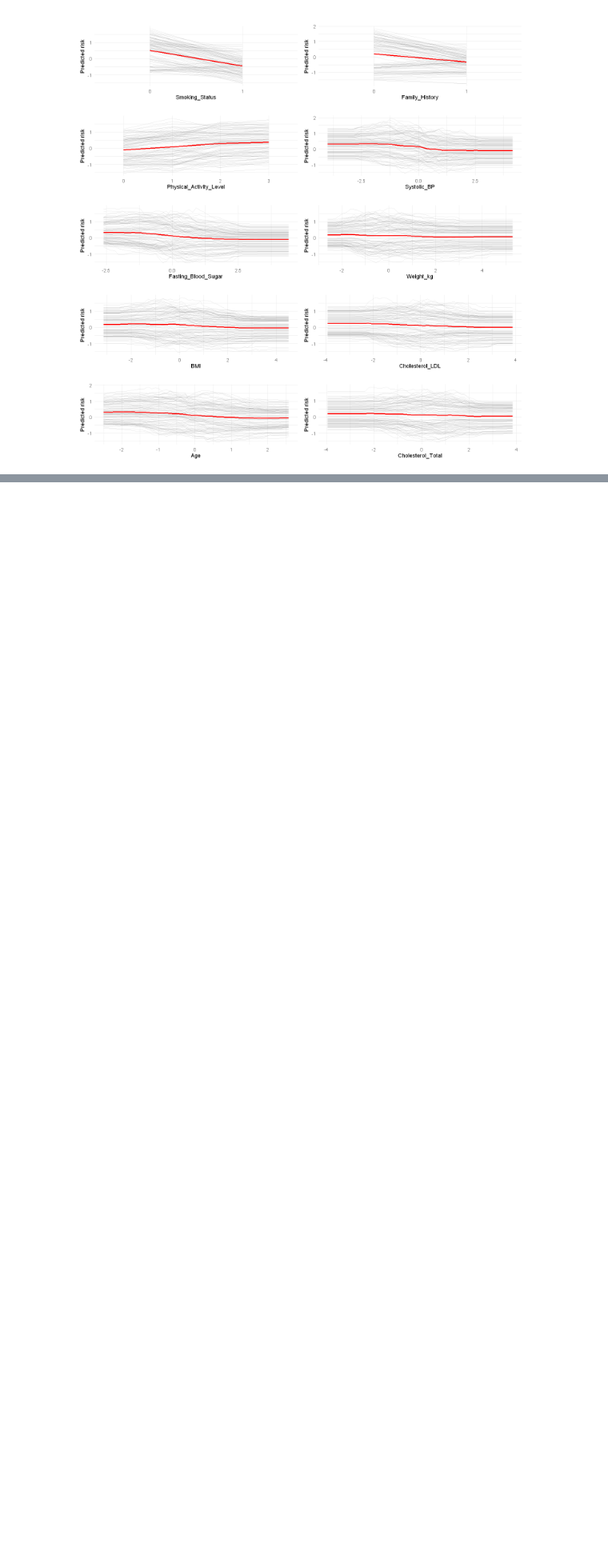
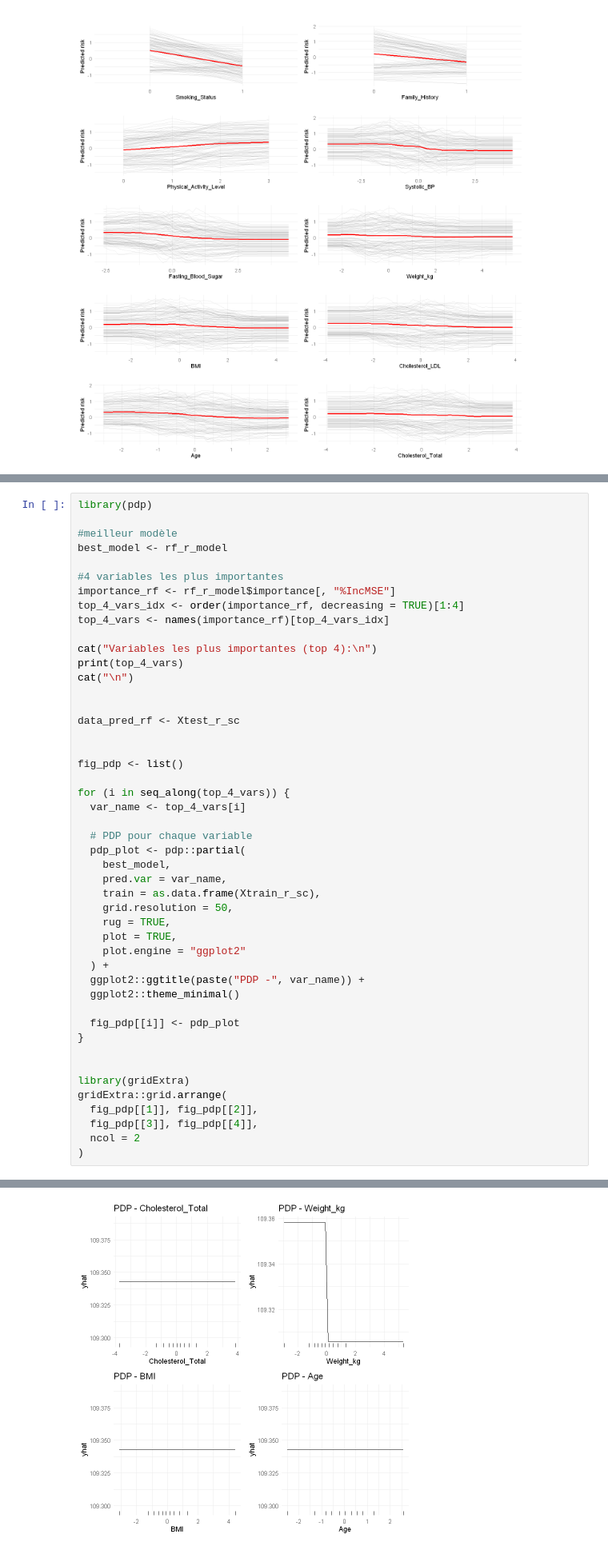
Before and after one commit to HOANG-Anh2004/projet_ML_4A_GMM_INSA, a Jupyter notebook: Modelisation_R.ipynb, the cells around one changed output, grey strips where cells are left out. Shown at 80% size. Drawn from its saved outputs; the diff is of its cells as text; blank space fills up the shorter version.

```diff
--- a/Modelisation_R.ipynb
+++ b/Modelisation_R.ipynb
@@ -2781,0 +3526,48 @@ grid.arrange(grobs = plots_ice, ncol = 2)
+# %%
+library(pdp)
+
+#meilleur modèle
+best_model <- rf_r_model
+
+#4 variables les plus importantes
+importance_rf <- rf_r_model$importance[, "%IncMSE"]
+top_4_vars_idx <- order(importance_rf, decreasing = TRUE)[1:4]
+top_4_vars <- names(importance_rf)[top_4_vars_idx]
+
+cat("Variables les plus importantes (top 4):\n")
+print(top_4_vars)
+cat("\n")
+
+
+data_pred_rf <- Xtest_r_sc
+
+
+fig_pdp <- list()
+
+for (i in seq_along(top_4_vars)) {
+  var_name <- top_4_vars[i]
+
+  # PDP pour chaque variable
+  pdp_plot <- pdp::partial(
+    best_model,
+    pred.var = var_name,
+    train = as.data.frame(Xtrain_r_sc),
+    grid.resolution = 50,
+    rug = TRUE,
+    plot = TRUE,
+    plot.engine = "ggplot2"
+  ) +
+  ggplot2::ggtitle(paste("PDP -", var_name)) +
+  ggplot2::theme_minimal()
+
+  fig_pdp[[i]] <- pdp_plot
+}
+
+
+library(gridExtra)
+gridExtra::grid.arrange(
+  fig_pdp[[1]], fig_pdp[[2]],
+  fig_pdp[[3]], fig_pdp[[4]],
+  ncol = 2
+)
+# %% [output]
@@ -2781,0 +3594 @@ grid.arrange(grobs = plots_ice, ncol = 2)
+[figure, added]
```
Also changed, not shown: parts of 50 cells of this notebook.
